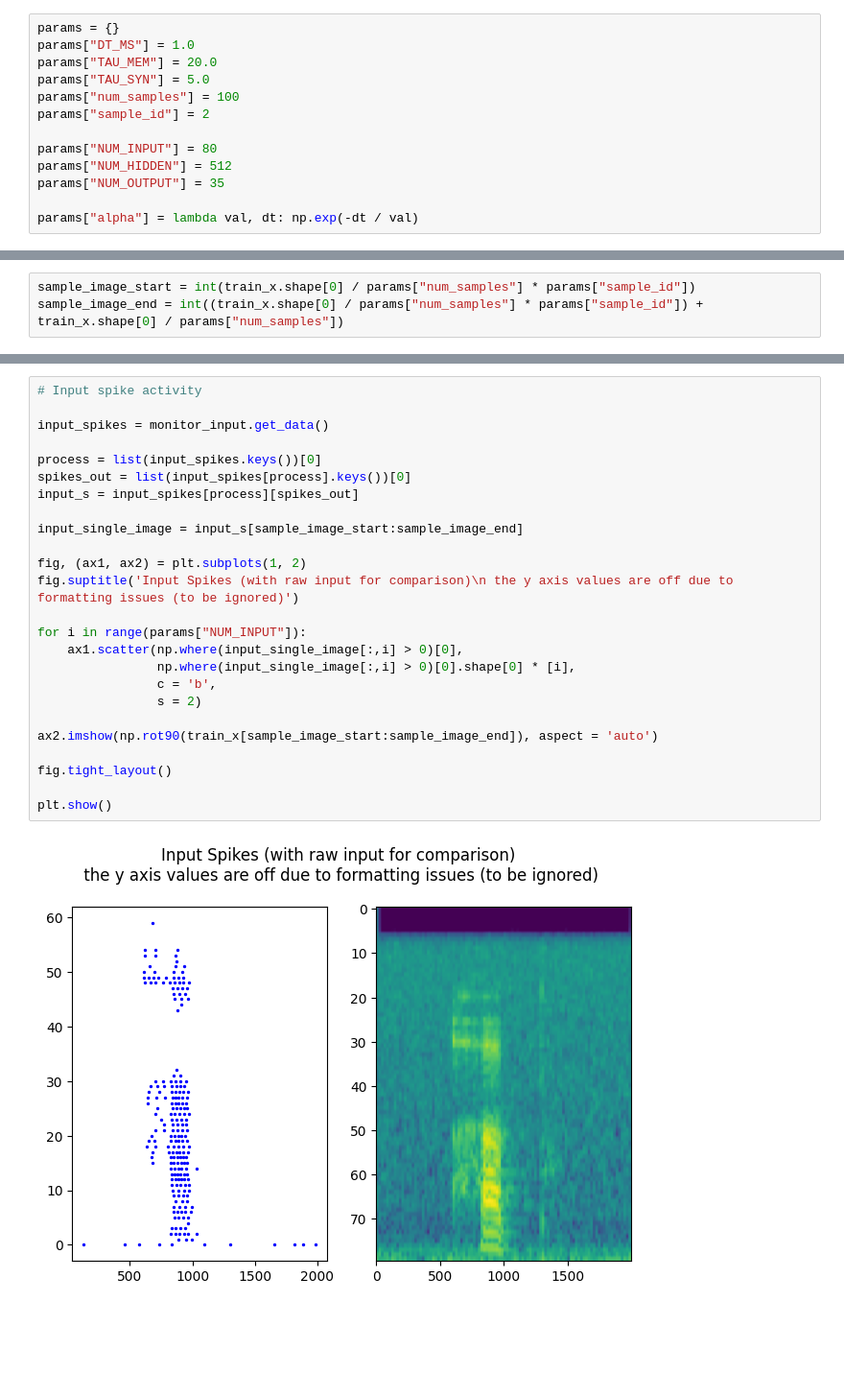
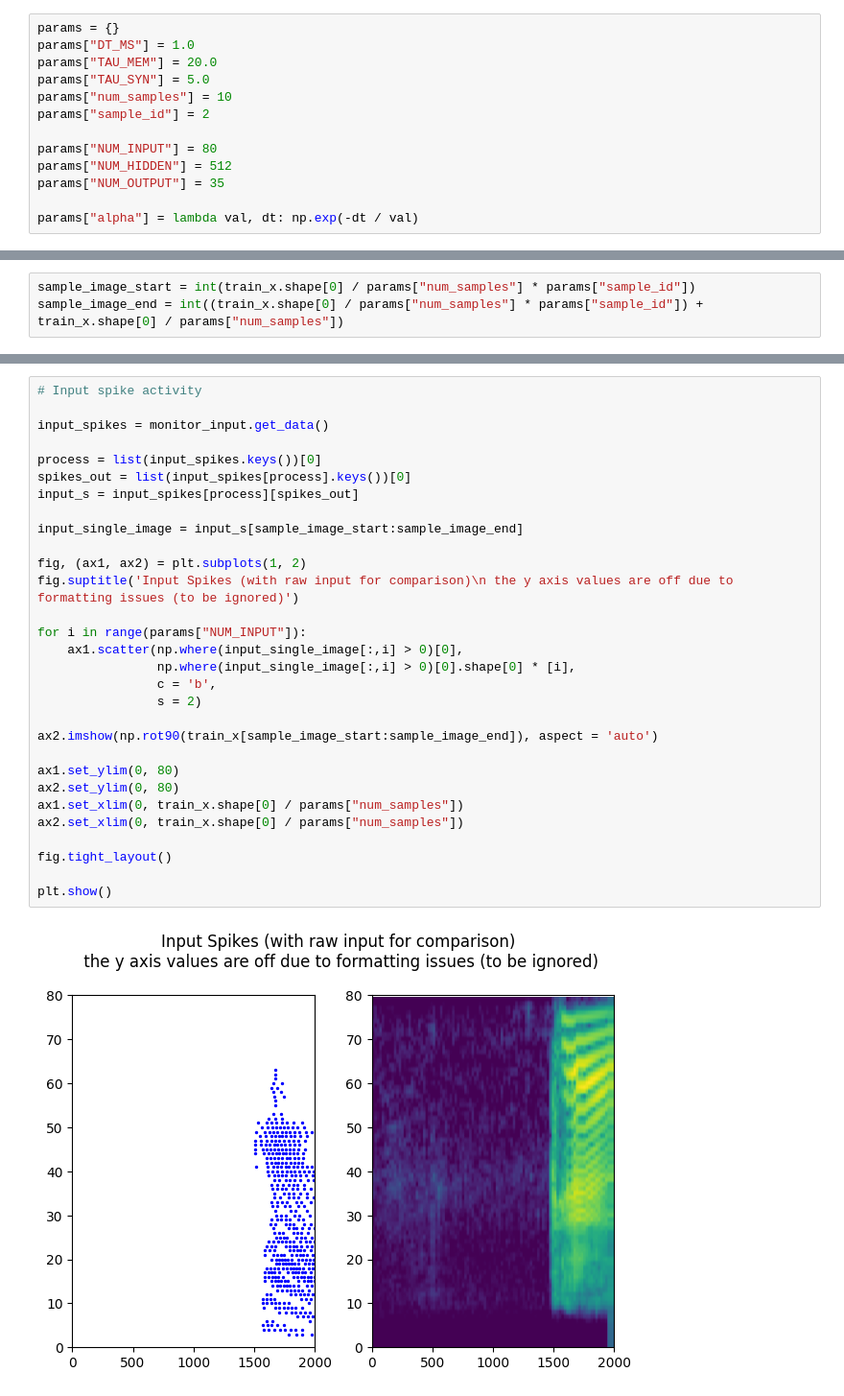
Before and after one commit to thomasshoesmith/Intel-Neuromorphic-Research-Project, a Jupyter notebook: loihi/lava_GSC_custom_injection.ipynb, the cells around one changed output, grey strips where cells are left out. Shown at 96% size. Saved outputs shown, nothing was run; the diff lists cells and outputs as text; blank space fills up the shorter version.

```diff
--- a/loihi/lava_GSC_custom_injection.ipynb
+++ b/loihi/lava_GSC_custom_injection.ipynb
@@ -46,7 +46,7 @@ params = {}
 params["DT_MS"] = 1.0
 params["TAU_MEM"] = 20.0
 params["TAU_SYN"] = 5.0
-params["num_samples"] = 100
+params["num_samples"] = 10
 params["sample_id"] = 2
 
 params["NUM_INPUT"] = 80
@@ -247,30 +249,35 @@ test accuracy: 3.0
 # %%
 # Input spike activity
 
 input_spikes = monitor_input.get_data()
 
 process = list(input_spikes.keys())[0]
 spikes_out = list(input_spikes[process].keys())[0]
 input_s = input_spikes[process][spikes_out]
 
 input_single_image = input_s[sample_image_start:sample_image_end]
 
 fig, (ax1, ax2) = plt.subplots(1, 2)
 fig.suptitle('Input Spikes (with raw input for comparison)\n the y axis values are off due to formatting issues (to be ignored)')
 
 for i in range(params["NUM_INPUT"]):
     ax1.scatter(np.where(input_single_image[:,i] > 0)[0],
                 np.where(input_single_image[:,i] > 0)[0].shape[0] * [i],
                 c = 'b',
                 s = 2)
 
 ax2.imshow(np.rot90(train_x[sample_image_start:sample_image_end]), aspect = 'auto')
 
+ax1.set_ylim(0, 80)
+ax2.set_ylim(0, 80)
+ax1.set_xlim(0, train_x.shape[0] / params["num_samples"])
+ax2.set_xlim(0, train_x.shape[0] / params["num_samples"])
+
 fig.tight_layout()
 
 plt.show()
 # %% [output]
-[figure, old version]
+[figure, new version]
 # %%
 # Hidden layer activity
 
```
Also changed, not shown: parts of 12 cells of this notebook, 4 other files.
